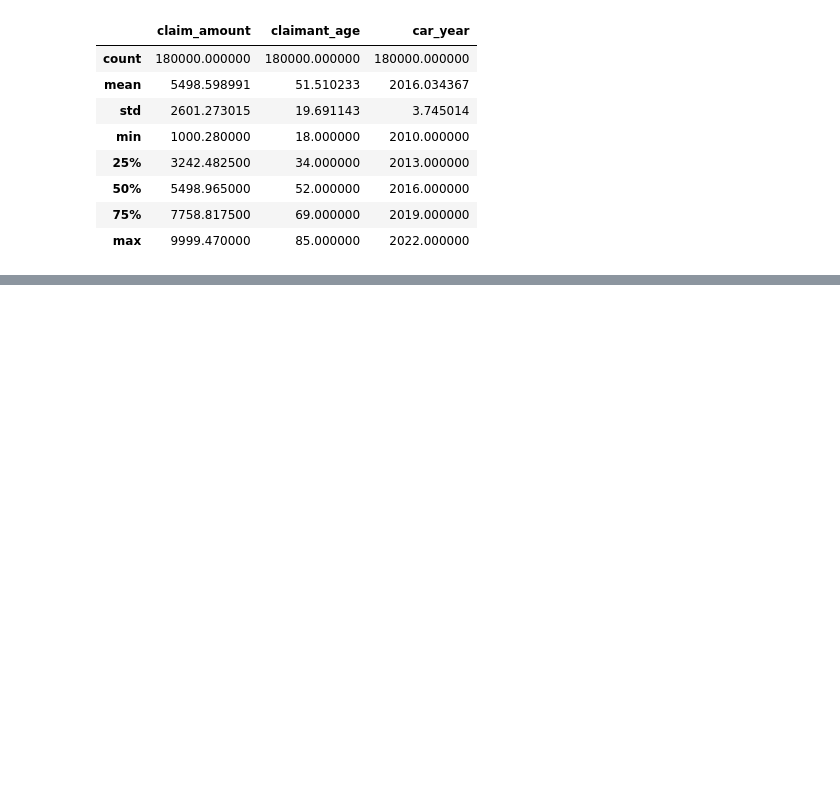
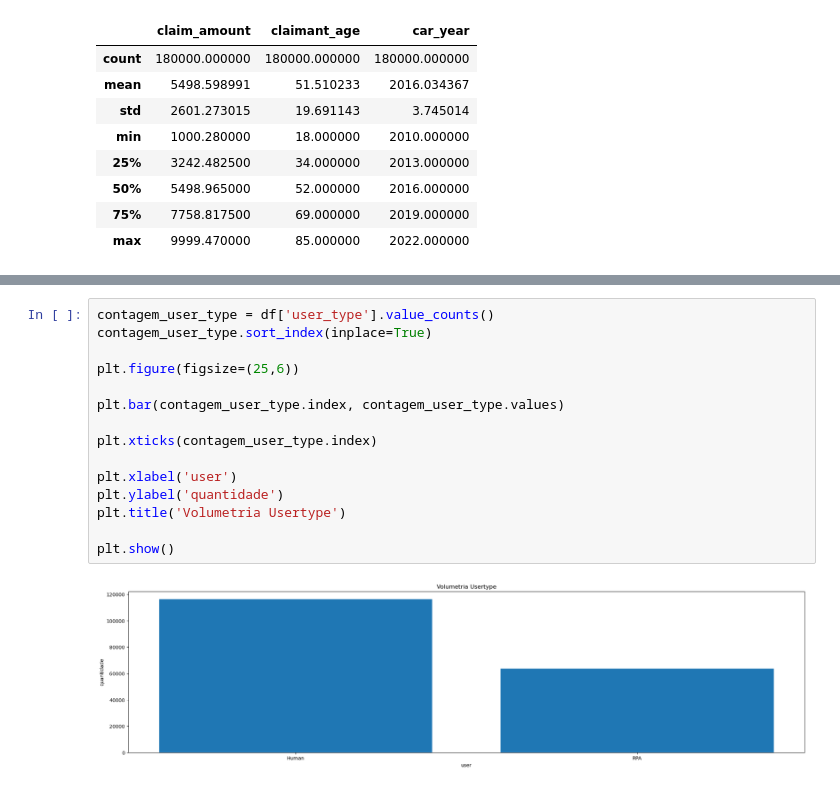
Before and after one commit to letciacandido/Process-Mining_Seguradora, a Jupyter notebook: notebook/analiselog.ipynb, the cells around one changed output, grey strips where cells are left out. Drawn from its saved outputs; the diff is of its cells as text; blank space fills up the shorter version.

```diff
--- a/notebook/analiselog.ipynb
+++ b/notebook/analiselog.ipynb
@@ -66,0 +274,17 @@ display(df['activity_name'].unique())
+# %%
+contagem_user_type = df['user_type'].value_counts()
+contagem_user_type.sort_index(inplace=True)
+
+plt.figure(figsize=(25,6))
+
+plt.bar(contagem_user_type.index, contagem_user_type.values)
+
+plt.xticks(contagem_user_type.index)
+
+plt.xlabel('user')
+plt.ylabel('quantidade')
+plt.title('Volumetria Usertype')
+
+plt.show()
+# %% [output]
+[figure, added]
```
Also changed, not shown: parts of 11 cells of this notebook, 4 other files.
